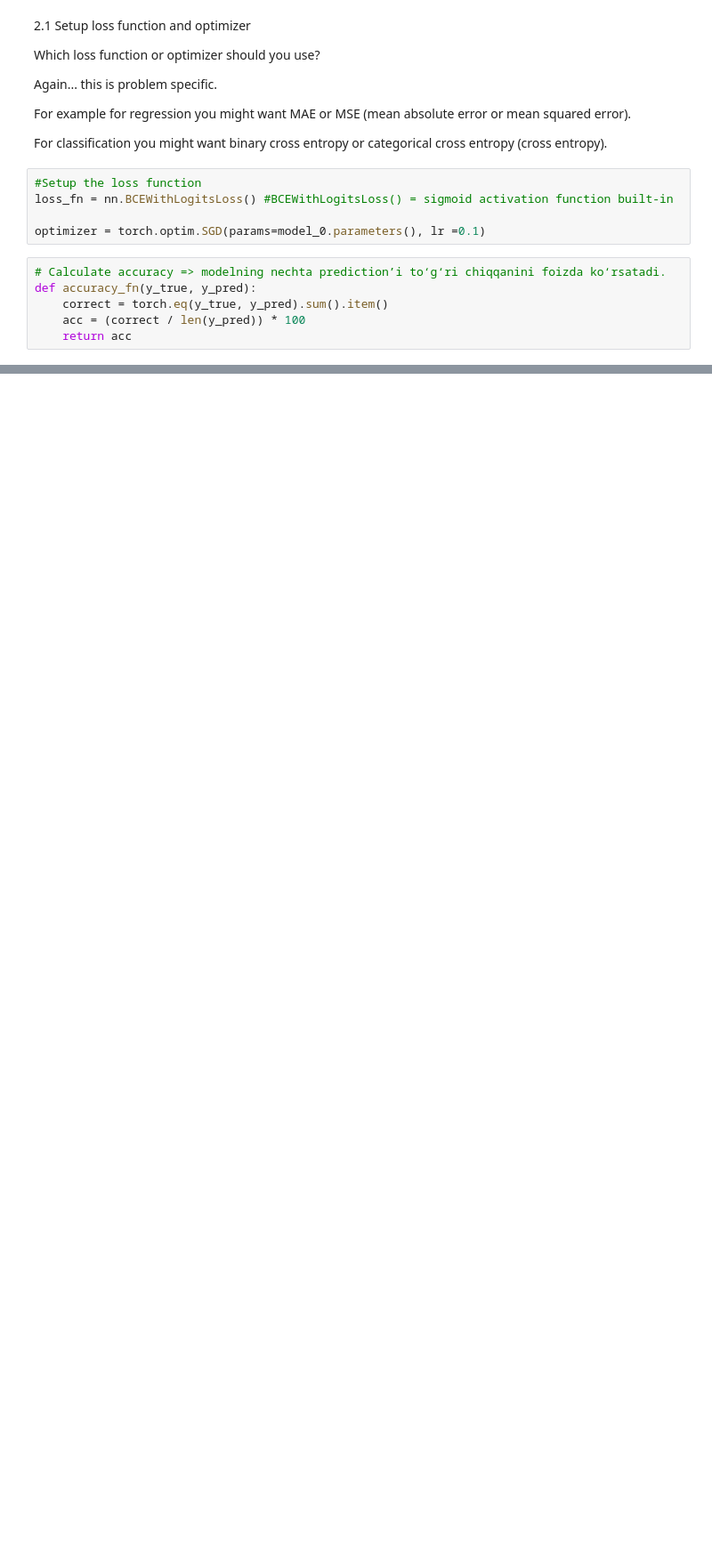
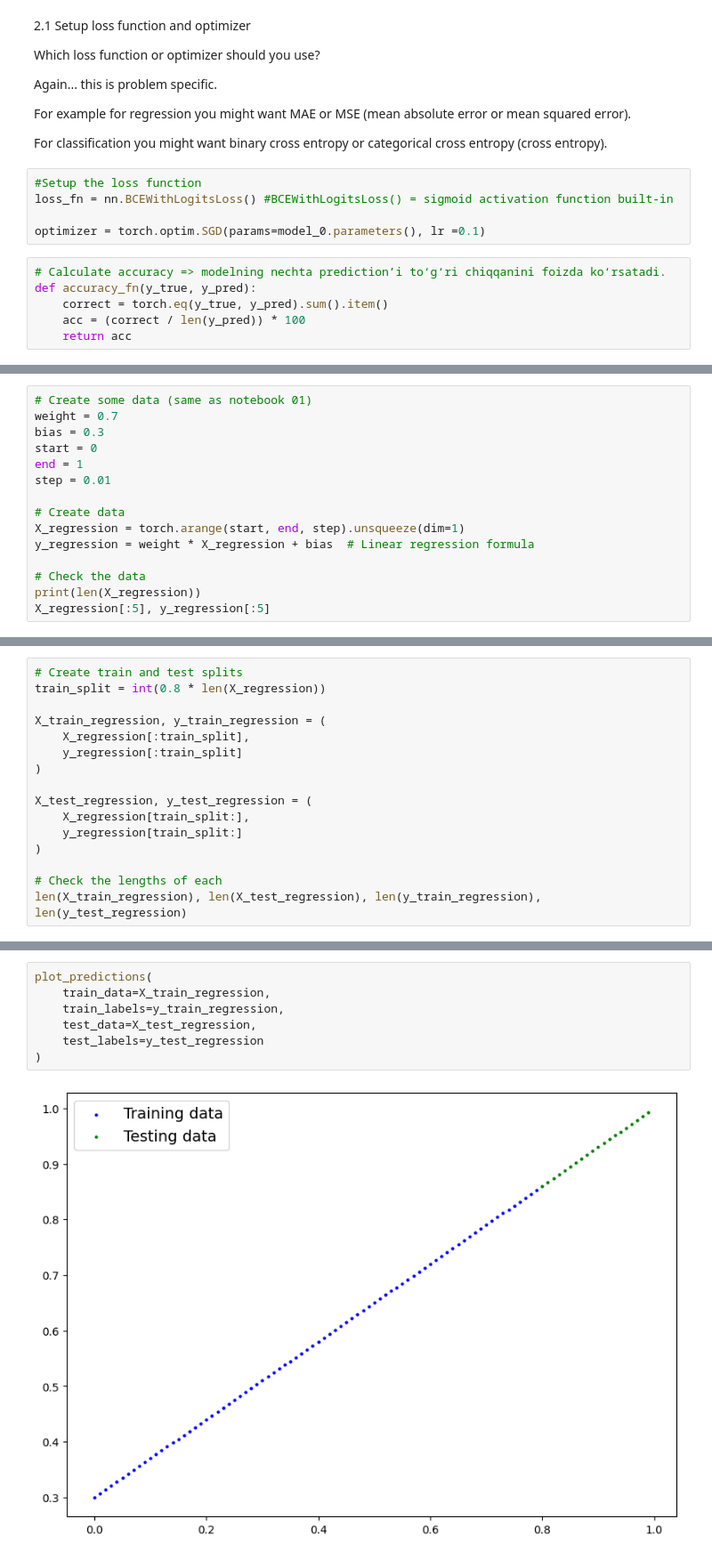
Before and after one commit to jamshid719/pytorch_dive_deep, a Jupyter notebook: 01_pytorch_workflow_classification.ipynb, the cells around one changed output, grey strips where cells are left out. Shown at 89% size. Saved outputs shown, nothing was run; the diff lists cells and outputs as text; blank space fills up the shorter version.

```diff
--- a/01_pytorch_workflow_classification.ipynb
+++ b/01_pytorch_workflow_classification.ipynb
@@ -246,0 +595,15 @@ def accuracy_fn(y_true, y_pred):
+# %%
+# Create some data (same as notebook 01)
+weight = 0.7
+bias = 0.3
+start = 0
+end = 1
+step = 0.01
+
+# Create data
+X_regression = torch.arange(start, end, step).unsqueeze(dim=1)
+y_regression = weight * X_regression + bias  # Linear regression formula
+
+# Check the data
+print(len(X_regression))
+X_regression[:5], y_regression[:5]
@@ -246,0 +622,16 @@ def accuracy_fn(y_true, y_pred):
+# %%
+# Create train and test splits
+train_split = int(0.8 * len(X_regression))
+
+X_train_regression, y_train_regression = (
+    X_regression[:train_split],
+    y_regression[:train_split]
+)
+
+X_test_regression, y_test_regression = (
+    X_regression[train_split:],
+    y_regression[train_split:]
+)
+
+# Check the lengths of each
+len(X_train_regression), len(X_test_regression), len(y_train_regression), len(y_test_regression)
@@ -246,0 +640,9 @@ def accuracy_fn(y_true, y_pred):
+# %%
+plot_predictions(
+    train_data=X_train_regression,
+    train_labels=y_train_regression,
+    test_data=X_test_regression,
+    test_labels=y_test_regression
+)
+# %% [output]
+[figure, added]
```
Also changed, not shown: parts of 39 cells of this notebook.
